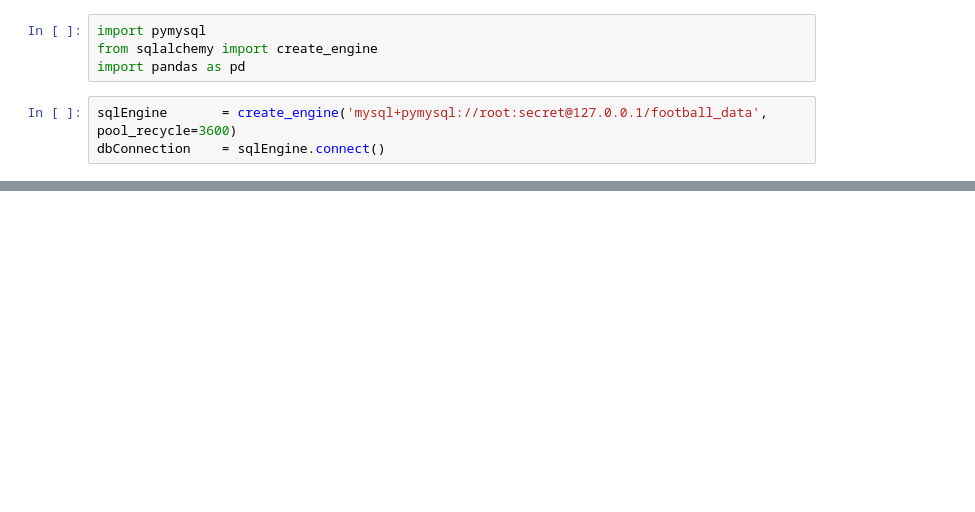
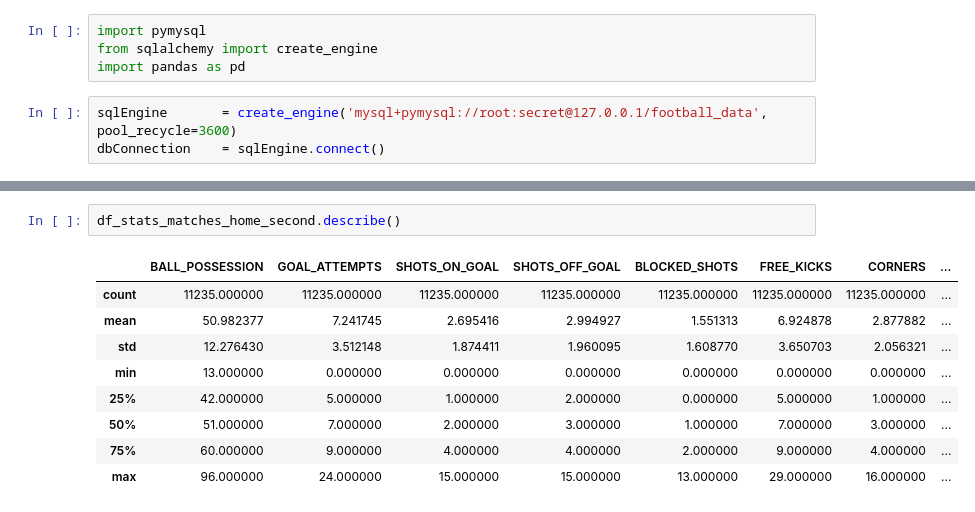
Before and after one commit to cesarpazguzman/ml_corners_predictor, a Jupyter notebook: ML_DT/MachineLearning/EDA/Untitled.ipynb, the cells around one changed output, grey strips where cells are left out. Cells and saved outputs as stored; diff of their text form; blank space fills up the shorter version.

```diff
--- a/ML_DT/MachineLearning/EDA/Untitled.ipynb
+++ b/ML_DT/MachineLearning/EDA/Untitled.ipynb
@@ -24,0 +40,12 @@ df_stats_matches
+# %%
+df_stats_matches_home_second.describe()
+# %% [output]
+|  | BALL_POSSESSION | GOAL_ATTEMPTS | SHOTS_ON_GOAL | SHOTS_OFF_GOAL | BLOCKED_SHOTS | FREE_KICKS | CORNERS | ... |
+| count | 11235.000000 | 11235.000000 | 11235.000000 | 11235.000000 | 11235.000000 | 11235.000000 | 11235.000000 | ... |
+| mean | 50.982377 | 7.241745 | 2.695416 | 2.994927 | 1.551313 | 6.924878 | 2.877882 | ... |
+| std | 12.276430 | 3.512148 | 1.874411 | 1.960095 | 1.608770 | 3.650703 | 2.056321 | ... |
+| min | 13.000000 | 0.000000 | 0.000000 | 0.000000 | 0.000000 | 0.000000 | 0.000000 | ... |
+| 25% | 42.000000 | 5.000000 | 1.000000 | 2.000000 | 0.000000 | 5.000000 | 1.000000 | ... |
+| 50% | 51.000000 | 7.000000 | 2.000000 | 3.000000 | 1.000000 | 7.000000 | 3.000000 | ... |
+| 75% | 60.000000 | 9.000000 | 4.000000 | 4.000000 | 2.000000 | 9.000000 | 4.000000 | ... |
+| max | 96.000000 | 24.000000 | 15.000000 | 15.000000 | 13.000000 | 29.000000 | 16.000000 | ... |
```
Also changed, not shown: parts of 9 cells of this notebook, 3 other files.
